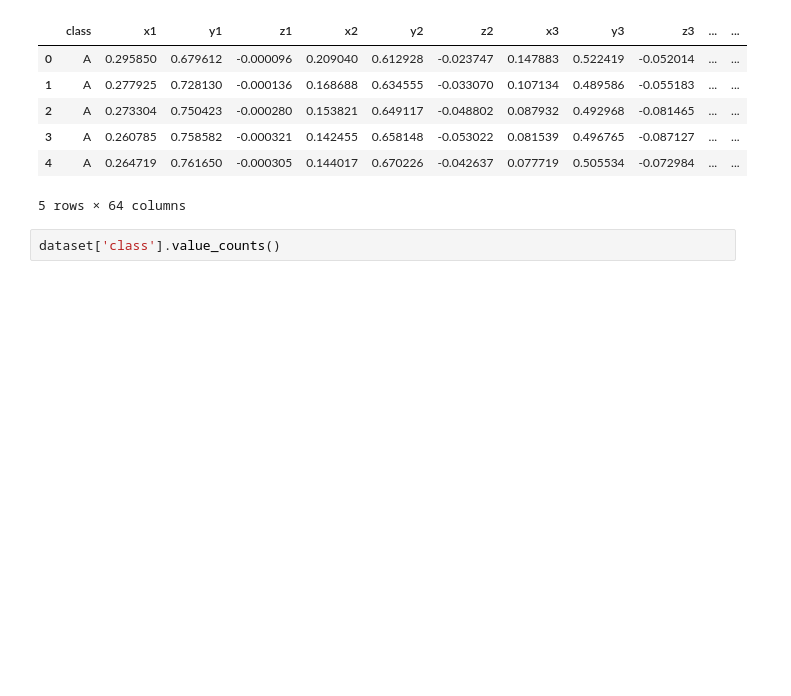
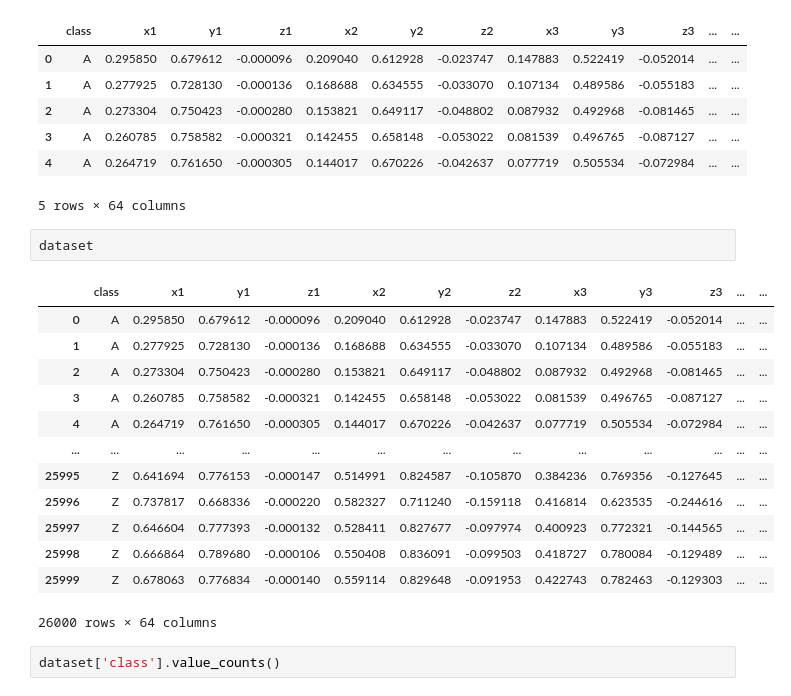
Before and after one commit to Tienlee41/Machine-Learning-Final-Project, a Jupyter notebook: Knn/Knn.ipynb, the cells around one changed output. Drawn from its saved outputs; the diff is of its cells as text; blank space fills up the shorter version.

```diff
--- a/Knn/Knn.ipynb
+++ b/Knn/Knn.ipynb
@@ -36,6 +36,22 @@ dataset.head()
 | 3 | A | 0.260785 | 0.758582 | -0.000321 | 0.142455 | 0.658148 | -0.053022 | 0.081539 | 0.496765 | -0.087127 | ... | ... |
 | 4 | A | 0.264719 | 0.761650 | -0.000305 | 0.144017 | 0.670226 | -0.042637 | 0.077719 | 0.505534 | -0.072984 | ... | ... |
 5 rows × 64 columns
+# %%
+dataset
+# %% [output]
+|  | class | x1 | y1 | z1 | x2 | y2 | z2 | x3 | y3 | z3 | ... | ... |
+| 0 | A | 0.295850 | 0.679612 | -0.000096 | 0.209040 | 0.612928 | -0.023747 | 0.147883 | 0.522419 | -0.052014 | ... | ... |
+| 1 | A | 0.277925 | 0.728130 | -0.000136 | 0.168688 | 0.634555 | -0.033070 | 0.107134 | 0.489586 | -0.055183 | ... | ... |
+| 2 | A | 0.273304 | 0.750423 | -0.000280 | 0.153821 | 0.649117 | -0.048802 | 0.087932 | 0.492968 | -0.081465 | ... | ... |
+| 3 | A | 0.260785 | 0.758582 | -0.000321 | 0.142455 | 0.658148 | -0.053022 | 0.081539 | 0.496765 | -0.087127 | ... | ... |
+| 4 | A | 0.264719 | 0.761650 | -0.000305 | 0.144017 | 0.670226 | -0.042637 | 0.077719 | 0.505534 | -0.072984 | ... | ... |
+| ... | ... | ... | ... | ... | ... | ... | ... | ... | ... | ... | ... | ... |
+| 25995 | Z | 0.641694 | 0.776153 | -0.000147 | 0.514991 | 0.824587 | -0.105870 | 0.384236 | 0.769356 | -0.127645 | ... | ... |
+| 25996 | Z | 0.737817 | 0.668336 | -0.000220 | 0.582327 | 0.711240 | -0.159118 | 0.416814 | 0.623535 | -0.244616 | ... | ... |
+| 25997 | Z | 0.646604 | 0.777393 | -0.000132 | 0.528411 | 0.827677 | -0.097974 | 0.400923 | 0.772321 | -0.144565 | ... | ... |
+| 25998 | Z | 0.666864 | 0.789680 | -0.000106 | 0.550408 | 0.836091 | -0.099503 | 0.418727 | 0.780084 | -0.129489 | ... | ... |
+| 25999 | Z | 0.678063 | 0.776834 | -0.000140 | 0.559114 | 0.829648 | -0.091953 | 0.422743 | 0.782463 | -0.129303 | ... | ... |
+26000 rows × 64 columns
 # %%
 dataset['class'].value_counts()
 # %% [output]
```
Also changed, not shown: parts of 5 cells of this notebook, 26 other files.
